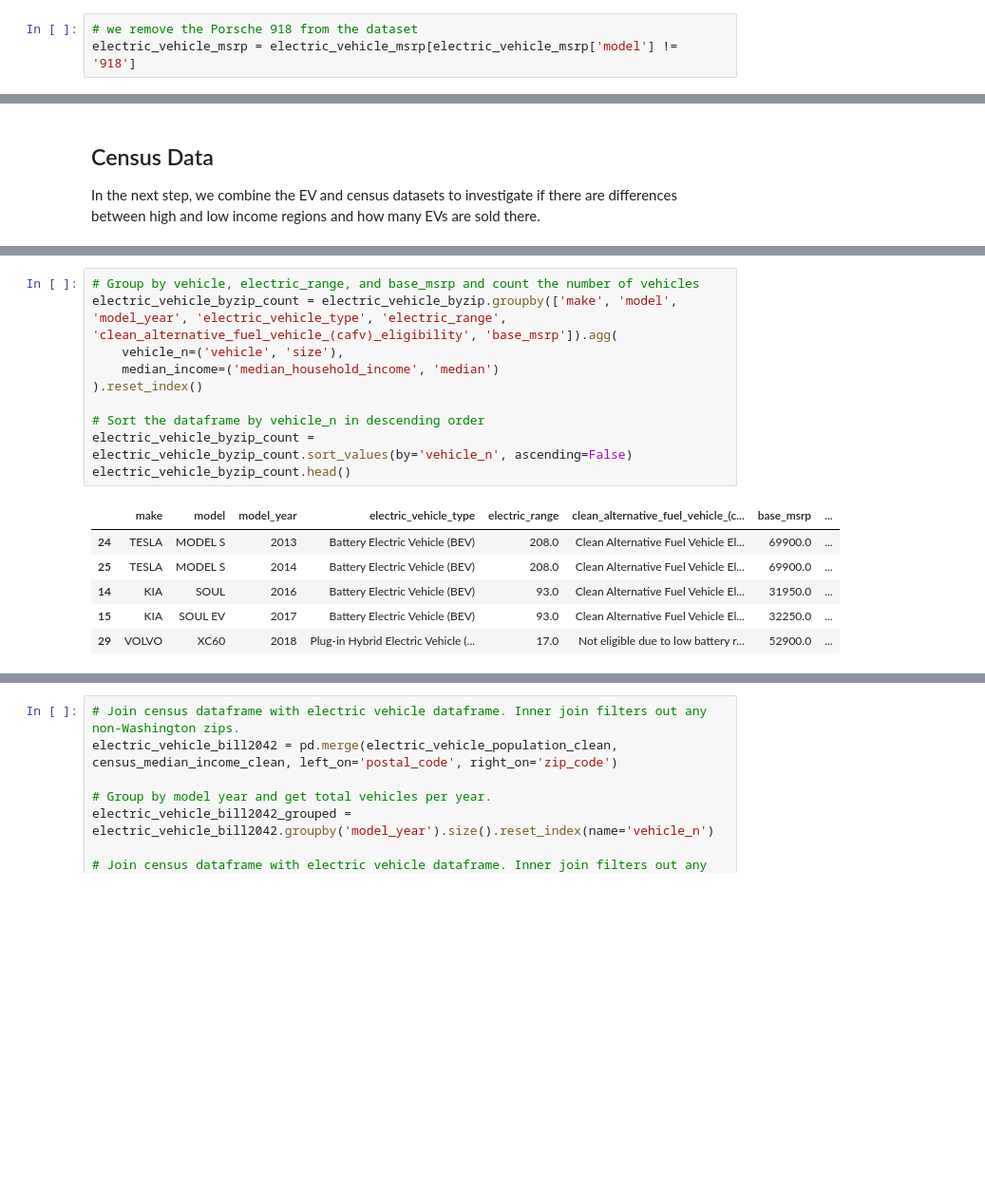
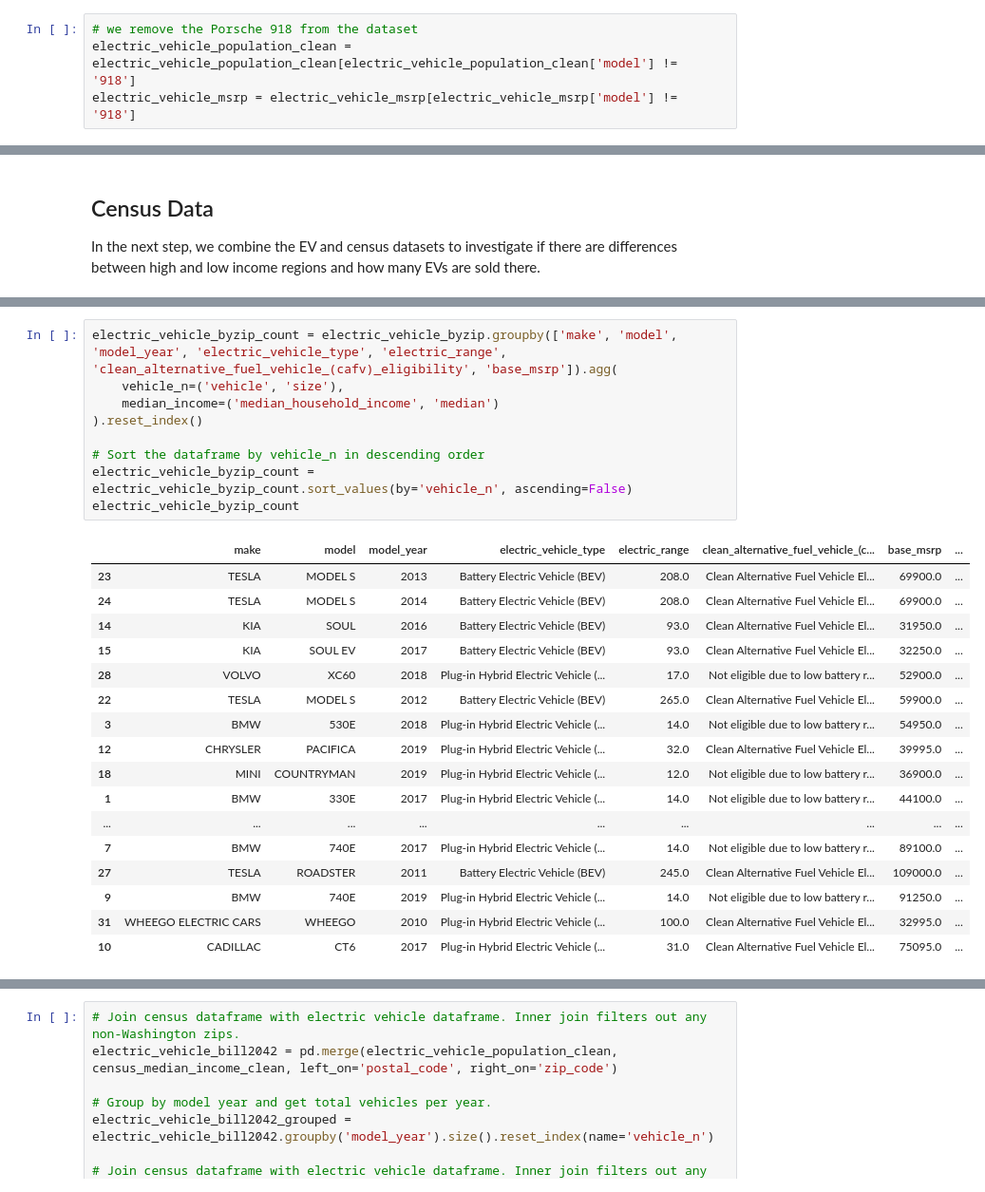
Before and after one commit to faufreiter/dds_ev_analysis, a Jupyter notebook: analysis.ipynb, the cells around one changed output, grey strips where cells are left out. Shown at 95% size. Drawn from its saved outputs; the diff is of its cells as text; blank space fills up the shorter version.

Commit message:
fix counting issues.

```diff
--- a/analysis.ipynb
+++ b/analysis.ipynb
@@ -96,6 +96,7 @@ outliers
 | 43783 | 2015 PORSCHE 918 | 845000.0 | 12.0 | 2015 | PORSCHE | 918 |
 # %%
 # we remove the Porsche 918 from the dataset
+electric_vehicle_population_clean = electric_vehicle_population_clean[electric_vehicle_population_clean['model'] != '918']
 electric_vehicle_msrp = electric_vehicle_msrp[electric_vehicle_msrp['model'] != '918']
 # %%
 import matplotlib.pyplot as plt
@@ -208,20 +301,30 @@ plt.show()
 # %%
-# Group by vehicle, electric_range, and base_msrp and count the number of vehicles
 electric_vehicle_byzip_count = electric_vehicle_byzip.groupby(['make', 'model', 'model_year', 'electric_vehicle_type', 'electric_range', 'clean_alternative_fuel_vehicle_(cafv)_eligibility', 'base_msrp']).agg(
     vehicle_n=('vehicle', 'size'),
     median_income=('median_household_income', 'median')
 ).reset_index()
 
 # Sort the dataframe by vehicle_n in descending order
 electric_vehicle_byzip_count = electric_vehicle_byzip_count.sort_values(by='vehicle_n', ascending=False)
-electric_vehicle_byzip_count.head()
+electric_vehicle_byzip_count
 # %% [output]
 |  | make | model | model_year | electric_vehicle_type | electric_range | clean_alternative_fuel_vehicle_(c... | base_msrp | ... |
-| 24 | TESLA | MODEL S | 2013 | Battery Electric Vehicle (BEV) | 208.0 | Clean Alternative Fuel Vehicle El... | 69900.0 | ... |
-| 25 | TESLA | MODEL S | 2014 | Battery Electric Vehicle (BEV) | 208.0 | Clean Alternative Fuel Vehicle El... | 69900.0 | ... |
+| 23 | TESLA | MODEL S | 2013 | Battery Electric Vehicle (BEV) | 208.0 | Clean Alternative Fuel Vehicle El... | 69900.0 | ... |
+| 24 | TESLA | MODEL S | 2014 | Battery Electric Vehicle (BEV) | 208.0 | Clean Alternative Fuel Vehicle El... | 69900.0 | ... |
 | 14 | KIA | SOUL | 2016 | Battery Electric Vehicle (BEV) | 93.0 | Clean Alternative Fuel Vehicle El... | 31950.0 | ... |
 | 15 | KIA | SOUL EV | 2017 | Battery Electric Vehicle (BEV) | 93.0 | Clean Alternative Fuel Vehicle El... | 32250.0 | ... |
-| 29 | VOLVO | XC60 | 2018 | Plug-in Hybrid Electric Vehicle (... | 17.0 | Not eligible due to low battery r... | 52900.0 | ... |
+| 28 | VOLVO | XC60 | 2018 | Plug-in Hybrid Electric Vehicle (... | 17.0 | Not eligible due to low battery r... | 52900.0 | ... |
+| 22 | TESLA | MODEL S | 2012 | Battery Electric Vehicle (BEV) | 265.0 | Clean Alternative Fuel Vehicle El... | 59900.0 | ... |
+| 3 | BMW | 530E | 2018 | Plug-in Hybrid Electric Vehicle (... | 14.0 | Not eligible due to low battery r... | 54950.0 | ... |
+| 12 | CHRYSLER | PACIFICA | 2019 | Plug-in Hybrid Electric Vehicle (... | 32.0 | Clean Alternative Fuel Vehicle El... | 39995.0 | ... |
+| 18 | MINI | COUNTRYMAN | 2019 | Plug-in Hybrid Electric Vehicle (... | 12.0 | Not eligible due to low battery r... | 36900.0 | ... |
+| 1 | BMW | 330E | 2017 | Plug-in Hybrid Electric Vehicle (... | 14.0 | Not eligible due to low battery r... | 44100.0 | ... |
+| ... | ... | ... | ... | ... | ... | ... | ... | ... |
+| 7 | BMW | 740E | 2017 | Plug-in Hybrid Electric Vehicle (... | 14.0 | Not eligible due to low battery r... | 89100.0 | ... |
+| 27 | TESLA | ROADSTER | 2011 | Battery Electric Vehicle (BEV) | 245.0 | Clean Alternative Fuel Vehicle El... | 109000.0 | ... |
+| 9 | BMW | 740E | 2019 | Plug-in Hybrid Electric Vehicle (... | 14.0 | Not eligible due to low battery r... | 91250.0 | ... |
+| 31 | WHEEGO ELECTRIC CARS | WHEEGO | 2010 | Plug-in Hybrid Electric Vehicle (... | 100.0 | Clean Alternative Fuel Vehicle El... | 32995.0 | ... |
+| 10 | CADILLAC | CT6 | 2017 | Plug-in Hybrid Electric Vehicle (... | 31.0 | Clean Alternative Fuel Vehicle El... | 75095.0 | ... |
 # %%
 from sklearn.tree import DecisionTreeRegressor, plot_tree
 from sklearn.model_selection import train_test_split
```
Also changed, not shown: parts of 13 cells of this notebook.
